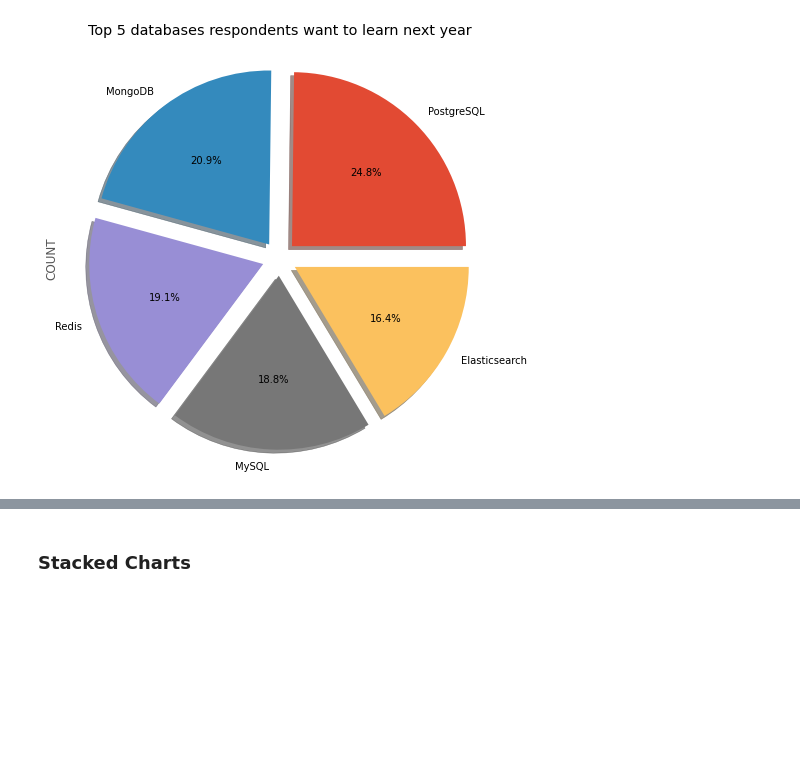
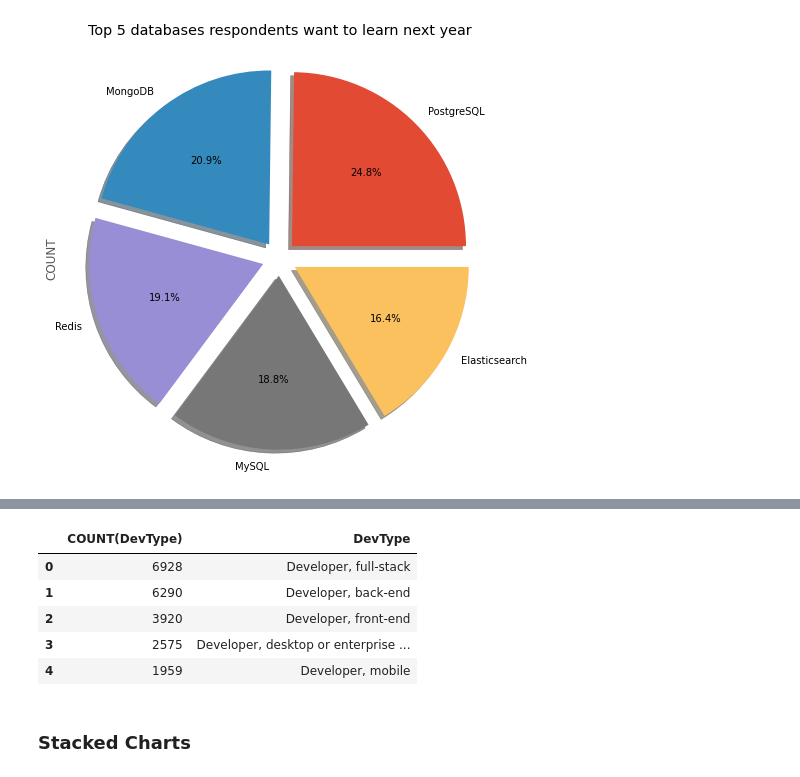
Before and after one commit to SMSesay/Data_Analyst_Capstone, a Jupyter notebook: Data_Visualization_Lab.ipynb, the cells around one changed output, grey strips where cells are left out. Cells and saved outputs as stored; diff of their text form; code cells hidden in the pictures; blank space fills up the shorter version.

```diff
--- a/Data_Visualization_Lab.ipynb
+++ b/Data_Visualization_Lab.ipynb
@@ -296,3 +348,19 @@ plt.show()
+# %%
+QUERY = """
+SELECT COUNT(DevType), DevType FROM DevType
+GROUP BY DevType
+ORDER BY COUNT(DevType) DESC
+"""
+
+df = pd.read_sql_query(QUERY, conn)
+df.head()
+# %% [output]
+|  | COUNT(DevType) | DevType |
+| 0 | 6928 | Developer, full-stack |
+| 1 | 6290 | Developer, back-end |
+| 2 | 3920 | Developer, front-end |
+| 3 | 2575 | Developer, desktop or enterprise ... |
+| 4 | 1959 | Developer, mobile |
 # %% [markdown]
 ### Stacked Charts
 # %% [markdown]
```
Also changed, not shown: parts of 3 cells of this notebook.
